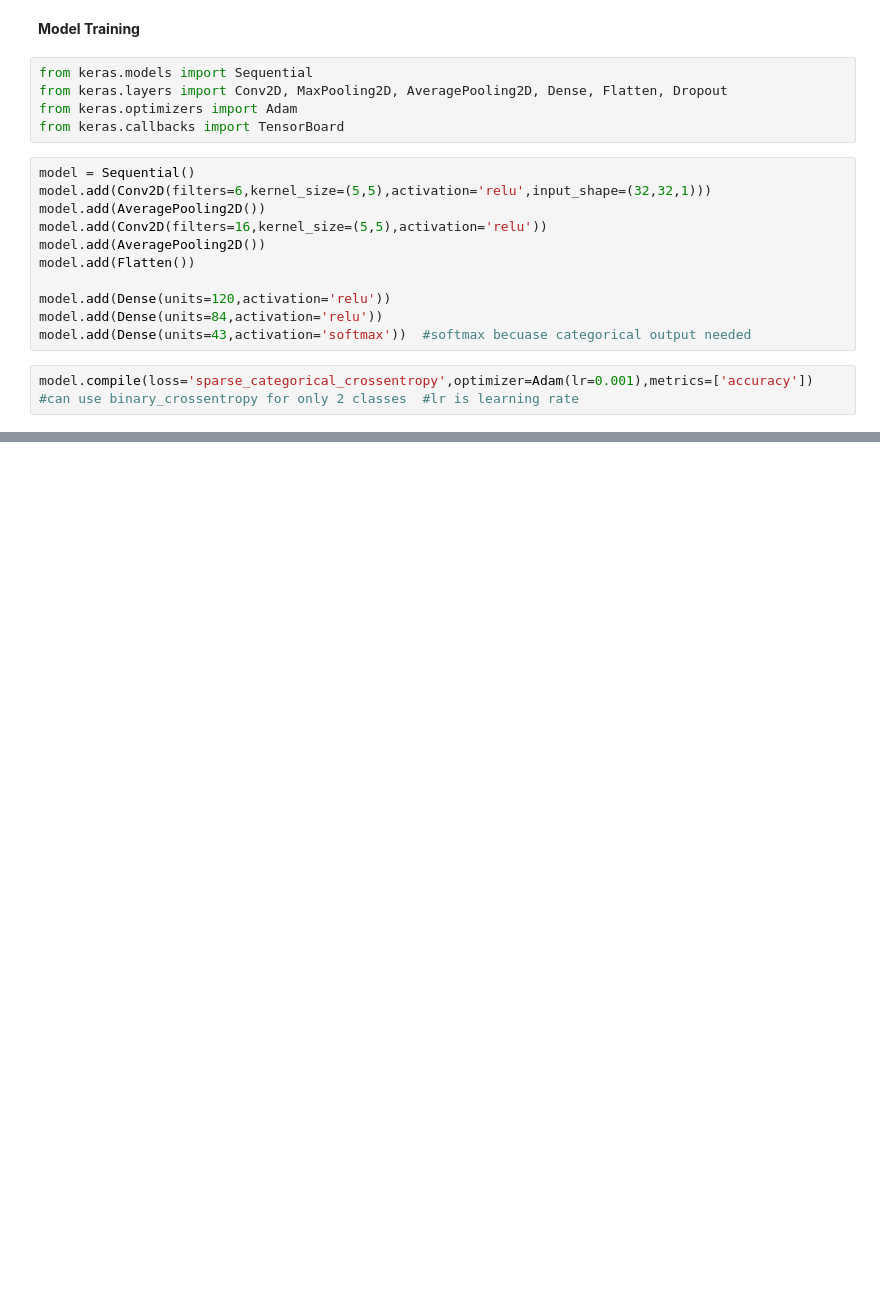
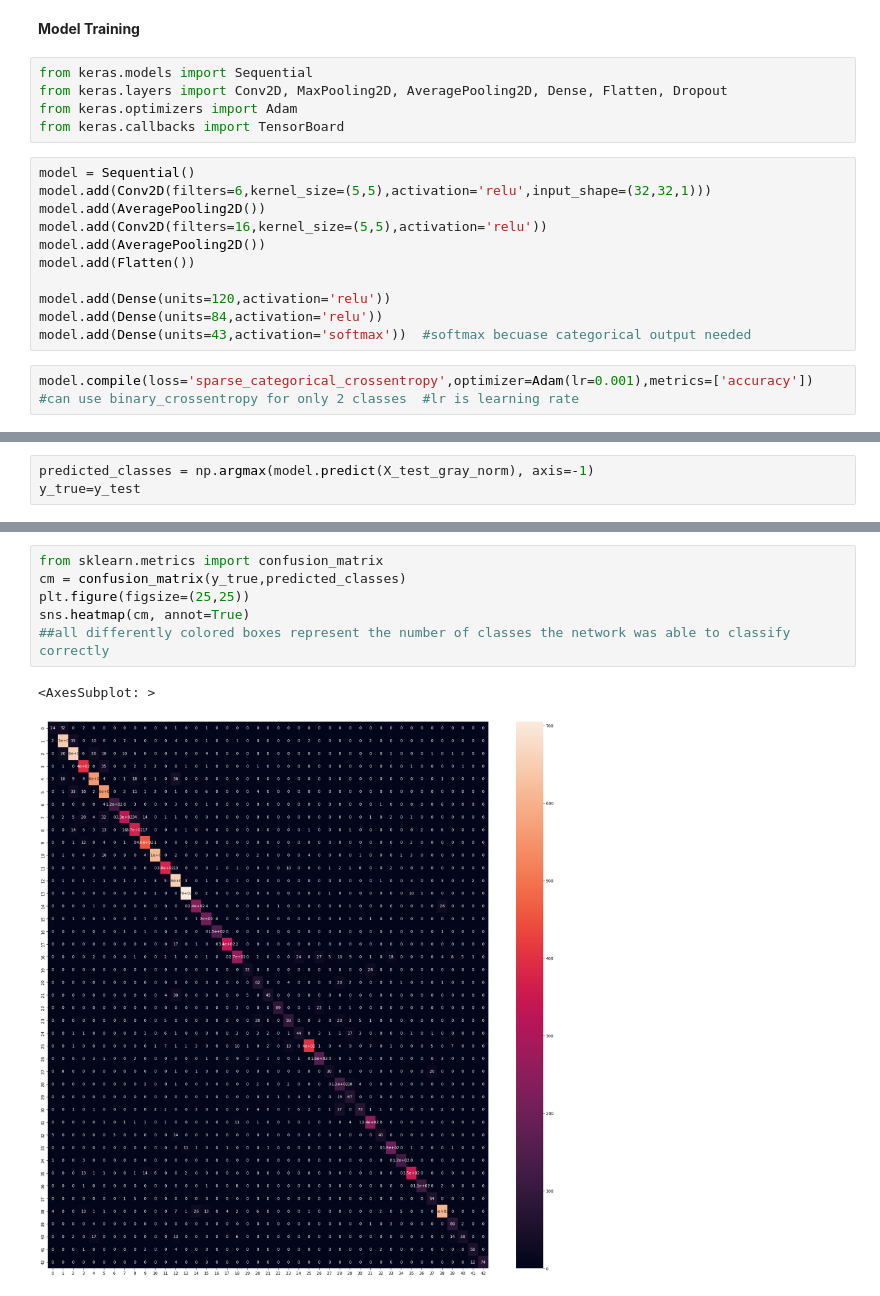
Before and after one commit to Devansh-Gupta-Official/traffic-sign-classification, a Jupyter notebook: traffic-sign.ipynb, the cells around one changed output, grey strips where cells are left out. Drawn from its saved outputs; the diff is of its cells as text; blank space fills up the shorter version.

Commit message:
evaluating the model

```diff
--- a/traffic-sign.ipynb
+++ b/traffic-sign.ipynb
@@ -172,0 +209,3 @@ Epoch 20/20
+# %%
+predicted_classes = np.argmax(model.predict(X_test_gray_norm), axis=-1)
+y_true=y_test
@@ -172,0 +214,9 @@ Epoch 20/20
+# %%
+from sklearn.metrics import confusion_matrix
+cm = confusion_matrix(y_true,predicted_classes)
+plt.figure(figsize=(25,25))
+sns.heatmap(cm, annot=True)
+##all differently colored boxes represent the number of classes the network was able to classify correctly
+# %% [output]
+<AxesSubplot: >
+[figure, added]
```
Also changed, not shown: parts of 11 cells of this notebook.
